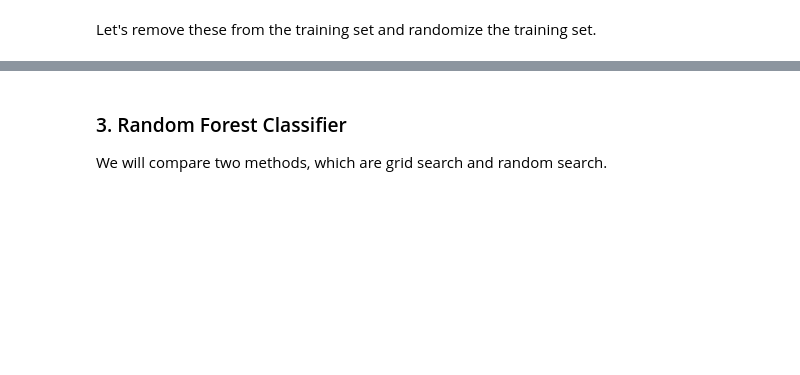
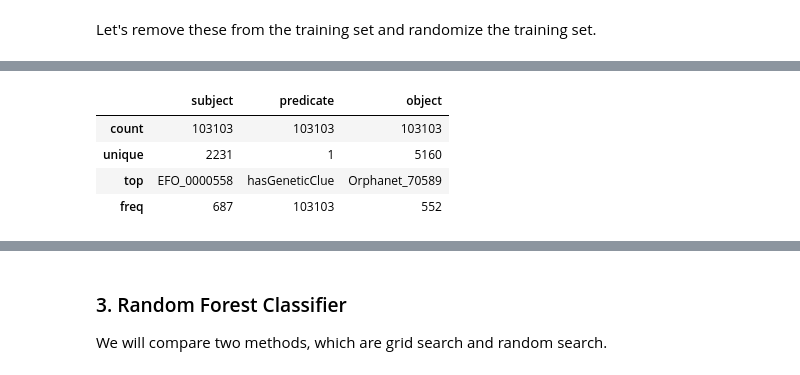
Before and after one commit to JulesTriomphe/dsip, a Jupyter notebook: Project/Project.ipynb, the cells around one changed output, grey strips where cells are left out. Saved outputs shown, nothing was run; the diff lists cells and outputs as text; code cells hidden in the pictures; blank space fills up the shorter version.

```diff
--- a/Project/Project.ipynb
+++ b/Project/Project.ipynb
@@ -162,0 +174,8 @@ There are 327834 elements in the raw data set.
+# %%
+genetic_clue_triples.describe()
+# %% [output]
+|  | subject | predicate | object |
+| count | 103103 | 103103 | 103103 |
+| unique | 2231 | 1 | 5160 |
+| top | EFO_0000558 | hasGeneticClue | Orphanet_70589 |
+| freq | 687 | 103103 | 552 |
```
Also changed, not shown: parts of 50 cells of this notebook.
